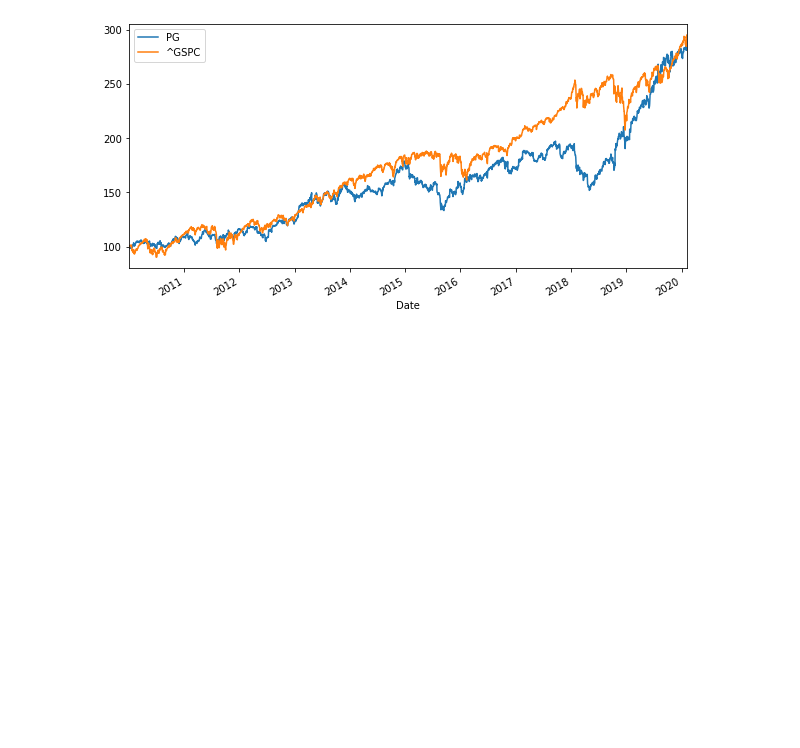
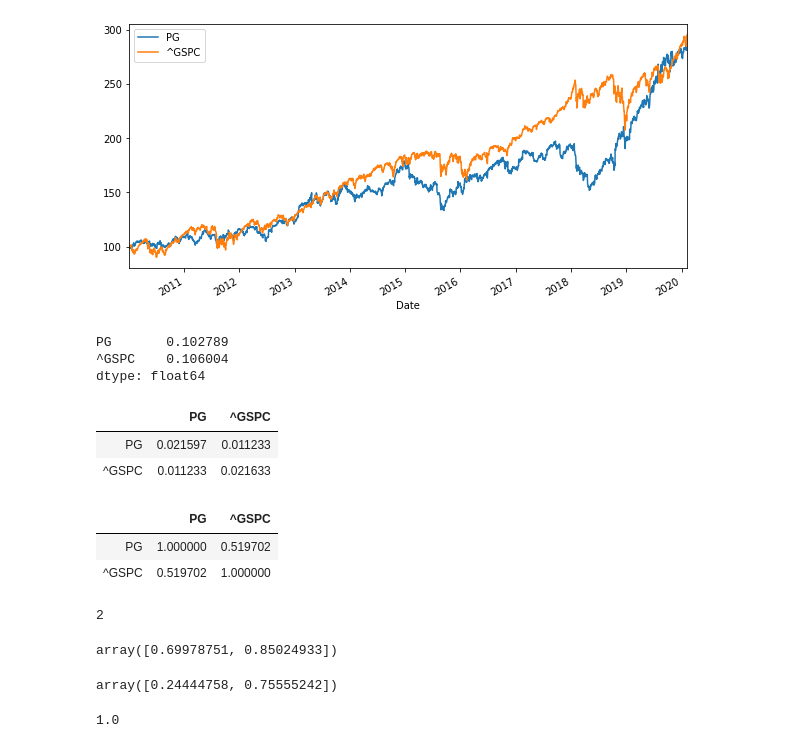
Before and after one commit to DimiGod/Python-Regression-Analysis, a Jupyter notebook: Obtaining the Efficient Frontier.ipynb, the cells around one changed output. Cells and saved outputs as stored; diff of their text form; code cells hidden in the pictures; blank space fills up the shorter version.

```diff
--- a/Obtaining the Efficient Frontier.ipynb
+++ b/Obtaining the Efficient Frontier.ipynb
@@ -25,3 +25,23 @@ pf_data.tail()
 # %% [output]
 <matplotlib.axes._subplots.AxesSubplot at 0x...>
 [figure]
+# %%
+log_returns = np.log(pf_data / pf_data.shift(1))
+# %%
+log_returns.mean() * 250
+# %% [output]
+PG       0.102789
+^GSPC    0.106004
+dtype: float64
+# %%
+log_returns.cov() * 250
+# %% [output]
+|  | PG | ^GSPC |
+| PG | 0.021597 | 0.011233 |
+| ^GSPC | 0.011233 | 0.021633 |
+# %%
+log_returns.corr()
+# %% [output]
+|  | PG | ^GSPC |
+| PG | 1.000000 | 0.519702 |
+| ^GSPC | 0.519702 | 1.000000 |
@@ -27,0 +50,19 @@ pf_data.tail()
+# %%
+num_assets
+# %% [output]
+2
+# %%
+arr = np.random.random(2)
+arr
+# %% [output]
+array([0.69978751, 0.85024933])
+# %%
+weights = np.random.random(num_assets)
+weights /=np.sum(weights)
+weights
+# %% [output]
+array([0.24444758, 0.75555242])
+# %%
+weights[0] + weights[1]
+# %% [output]
+1.0
```
Also changed, not shown: parts of 1 cell of this notebook.
